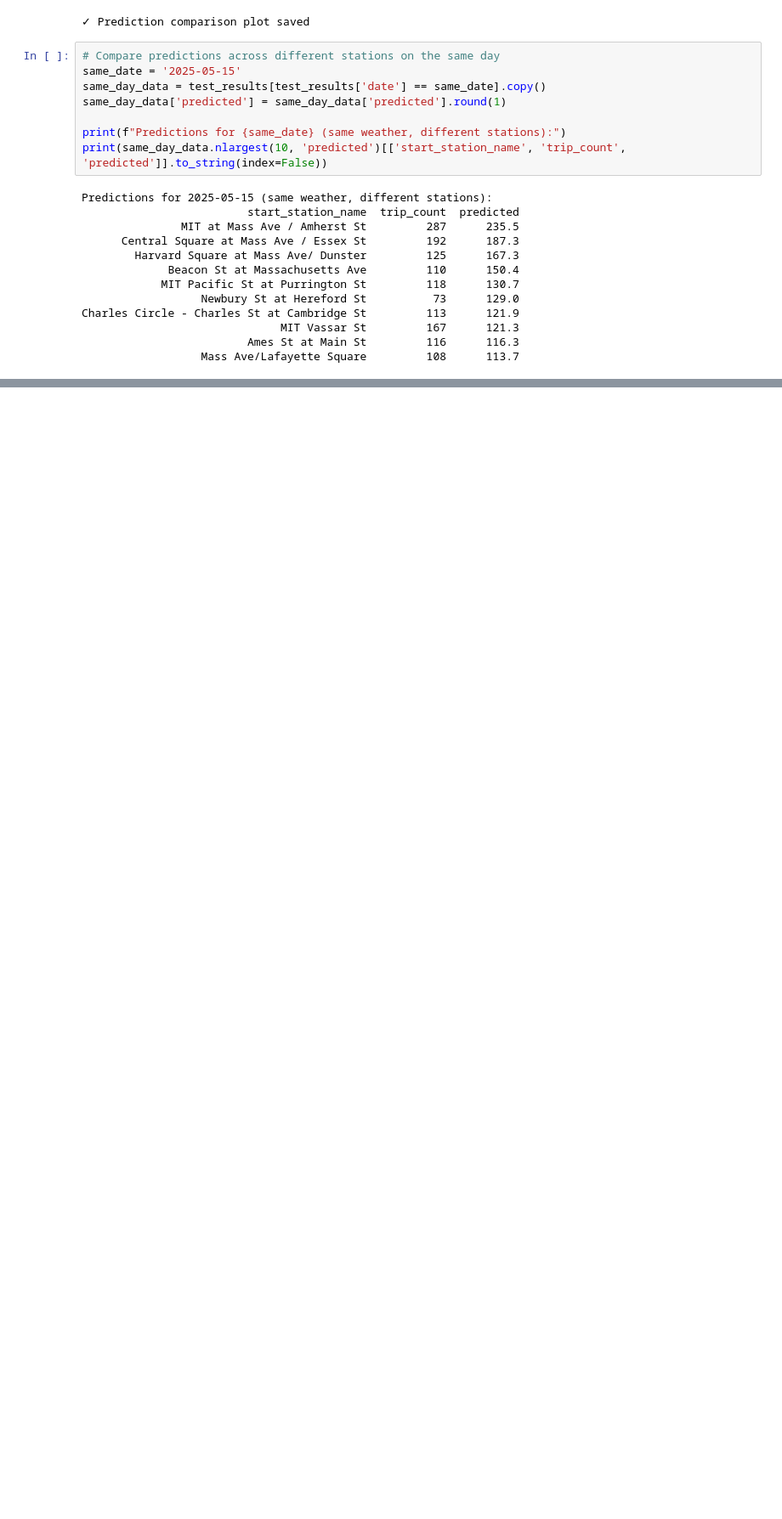
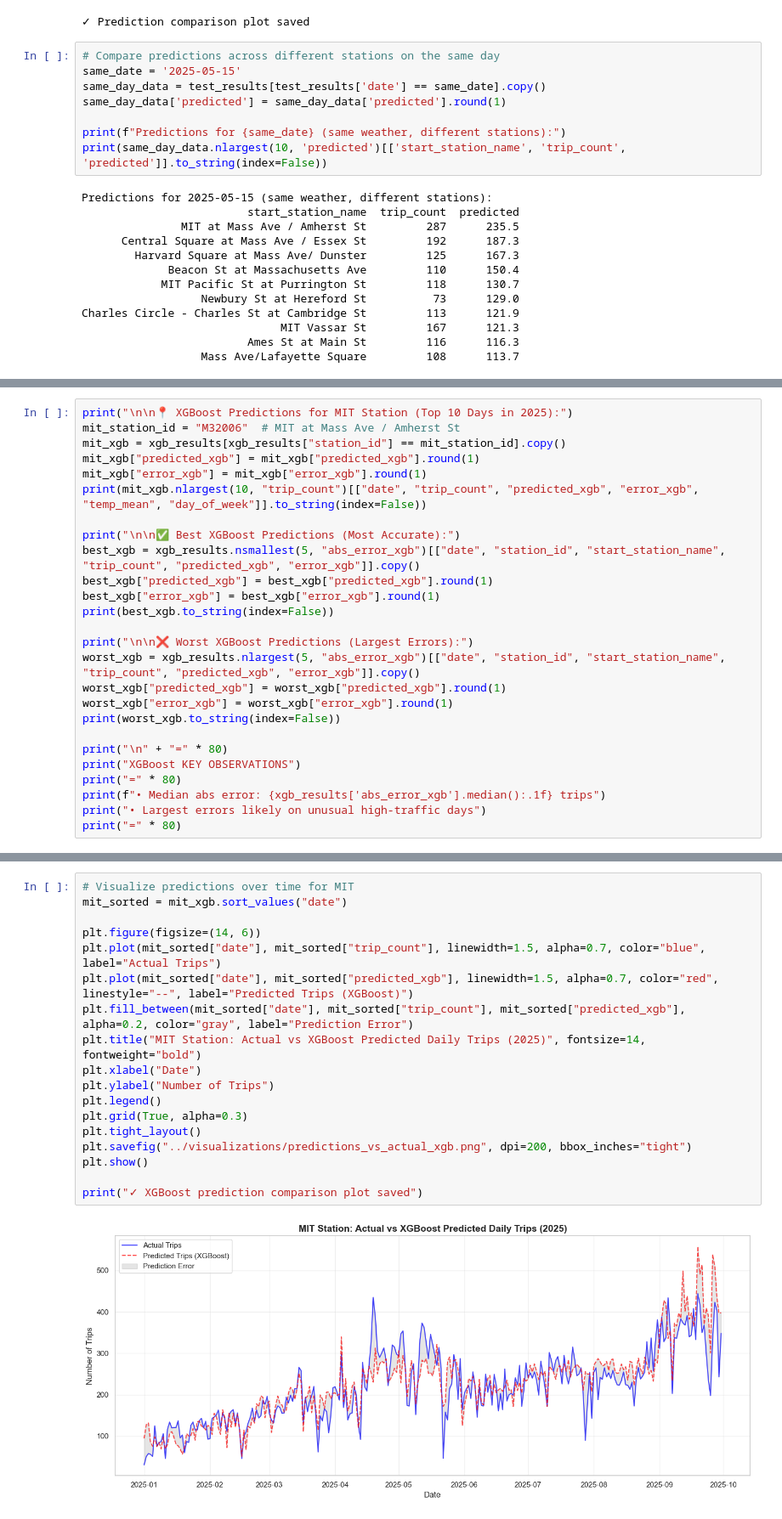
Before and after one commit to julianl05/506-final-project, a Jupyter notebook: notebooks/linear_modeling.ipynb, the cells around one changed output, grey strips where cells are left out. Shown at 85% size. Saved outputs shown, nothing was run; the diff lists cells and outputs as text; blank space fills up the shorter version.

```diff
--- a/notebooks/linear_modeling.ipynb
+++ b/notebooks/linear_modeling.ipynb
@@ -519,0 +738,26 @@ Basically, each station learned "I'm typically busy/quiet" rather than learning
+# %%
+print("\n\n📍 XGBoost Predictions for MIT Station (Top 10 Days in 2025):")
+mit_station_id = "M32006"  # MIT at Mass Ave / Amherst St
+mit_xgb = xgb_results[xgb_results["station_id"] == mit_station_id].copy()
+mit_xgb["predicted_xgb"] = mit_xgb["predicted_xgb"].round(1)
+mit_xgb["error_xgb"] = mit_xgb["error_xgb"].round(1)
+print(mit_xgb.nlargest(10, "trip_count")[["date", "trip_count", "predicted_xgb", "error_xgb", "temp_mean", "day_of_week"]].to_string(index=False))
+
+print("\n\n✅ Best XGBoost Predictions (Most Accurate):")
+best_xgb = xgb_results.nsmallest(5, "abs_error_xgb")[["date", "station_id", "start_station_name", "trip_count", "predicted_xgb", "error_xgb"]].copy()
+best_xgb["predicted_xgb"] = best_xgb["predicted_xgb"].round(1)
+best_xgb["error_xgb"] = best_xgb["error_xgb"].round(1)
+print(best_xgb.to_string(index=False))
+
+print("\n\n❌ Worst XGBoost Predictions (Largest Errors):")
+worst_xgb = xgb_results.nlargest(5, "abs_error_xgb")[["date", "station_id", "start_station_name", "trip_count", "predicted_xgb", "error_xgb"]].copy()
+worst_xgb["predicted_xgb"] = worst_xgb["predicted_xgb"].round(1)
+worst_xgb["error_xgb"] = worst_xgb["error_xgb"].round(1)
+print(worst_xgb.to_string(index=False))
+
+print("\n" + "=" * 80)
+print("XGBoost KEY OBSERVATIONS")
+print("=" * 80)
+print(f"• Median abs error: {xgb_results['abs_error_xgb'].median():.1f} trips")
+print("• Largest errors likely on unusual high-traffic days")
+print("=" * 80)
@@ -519,0 +782,20 @@ Basically, each station learned "I'm typically busy/quiet" rather than learning
+# %%
+# Visualize predictions over time for MIT
+mit_sorted = mit_xgb.sort_values("date")
+
+plt.figure(figsize=(14, 6))
+plt.plot(mit_sorted["date"], mit_sorted["trip_count"], linewidth=1.5, alpha=0.7, color="blue", label="Actual Trips")
+plt.plot(mit_sorted["date"], mit_sorted["predicted_xgb"], linewidth=1.5, alpha=0.7, color="red", linestyle="--", label="Predicted Trips (XGBoost)")
+plt.fill_between(mit_sorted["date"], mit_sorted["trip_count"], mit_sorted["predicted_xgb"], alpha=0.2, color="gray", label="Prediction Error")
+plt.title("MIT Station: Actual vs XGBoost Predicted Daily Trips (2025)", fontsize=14, fontweight="bold")
+plt.xlabel("Date")
+plt.ylabel("Number of Trips")
+plt.legend()
+plt.grid(True, alpha=0.3)
+plt.tight_layout()
+plt.savefig("../visualizations/predictions_vs_actual_xgb.png", dpi=200, bbox_inches="tight")
+plt.show()
+
+print("✓ XGBoost prediction comparison plot saved")
+# %% [output]
+[figure, added]
```
Also changed, not shown: parts of 12 cells of this notebook, 3 other files.
